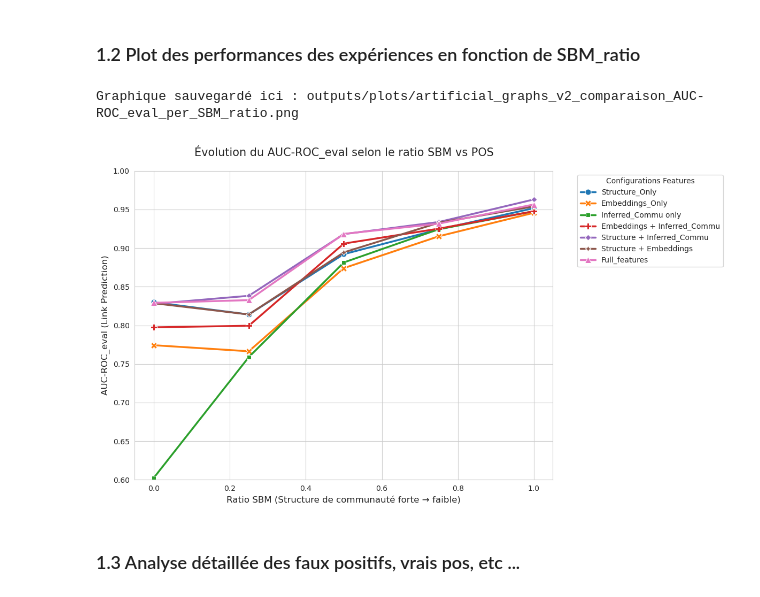
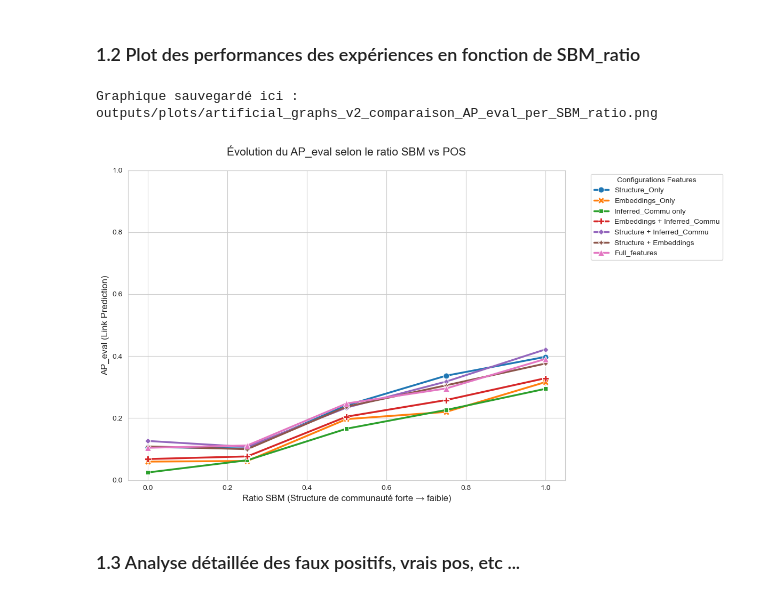
Before and after one commit to DeankoontzG/SHAP-like-Graph-Analysis, a Jupyter notebook: Performance_Analysis.ipynb, the cells around one changed output. Drawn from its saved outputs; the diff is of its cells as text; code cells hidden in the pictures.

```diff
--- a/Performance_Analysis.ipynb
+++ b/Performance_Analysis.ipynb
@@ -356,37 +356,37 @@ def plot_f1_comparison(df_results, metric="F1-Score"):
         linewidth=2.5,
         markersize=8
     )
 
     # Personnalisation des axes
     plt.title(f"Évolution du {metric} selon le ratio SBM vs POS", fontsize=15, pad=20)
     plt.xlabel("Ratio SBM (Structure de communauté forte → faible)", fontsize=12)
     plt.ylabel(f"{metric} (Link Prediction)", fontsize=12)
 
     # Inversion de l'axe X si tu veux montrer la difficulté croissante
     # plt.gca().invert_xaxis()
 
     plt.legend(title="Configurations Features", bbox_to_anchor=(1.05, 1), loc='upper left')
-    plt.ylim(0.60, 1.00) # Pour bien voir l'échelle de 0 à 1
+    plt.ylim(0.00, 1.00) # Pour bien voir l'échelle de 0 à 1
 
     plt.tight_layout()
 
     output_dir = os.path.join("outputs", "plots")
     os.makedirs(output_dir, exist_ok=True)
     save_path = os.path.join(output_dir, f"artificial_graphs_v2_comparaison_{metric}_per_SBM_ratio.png")
 
     # 3. La ligne magique
     plt.savefig(save_path, dpi=300, bbox_inches='tight')
 
     print(f"Graphique sauvegardé ici : {save_path}")
 
     plt.show()
 
 df_compare = pd.read_csv("outputs/results/comparaison_finale_structure_vs_gt_v2_20260311.csv")
 
-plot_f1_comparison(df_compare, metric="AUC-ROC_eval" )
+plot_f1_comparison(df_compare, metric="AP_eval" )
 # %% [output]
-Graphique sauvegardé ici : outputs/plots/artificial_graphs_v2_comparaison_AUC-ROC_eval_per_SBM_ratio.png
+Graphique sauvegardé ici : outputs/plots/artificial_graphs_v2_comparaison_AP_eval_per_SBM_ratio.png
-[figure, old version]
+[figure, new version]
 # %% [markdown]
 ### 1.3 Analyse détaillée des faux positifs, vrais pos, etc ...
 # %%
```
Also changed, not shown: parts of 7 cells of this notebook, 3 other files.
